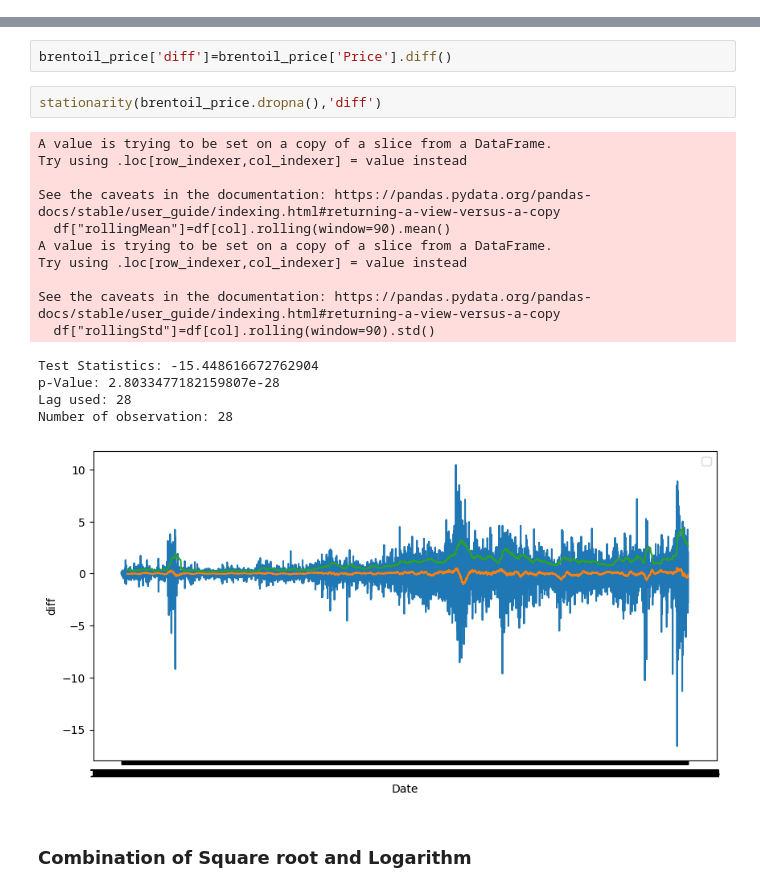
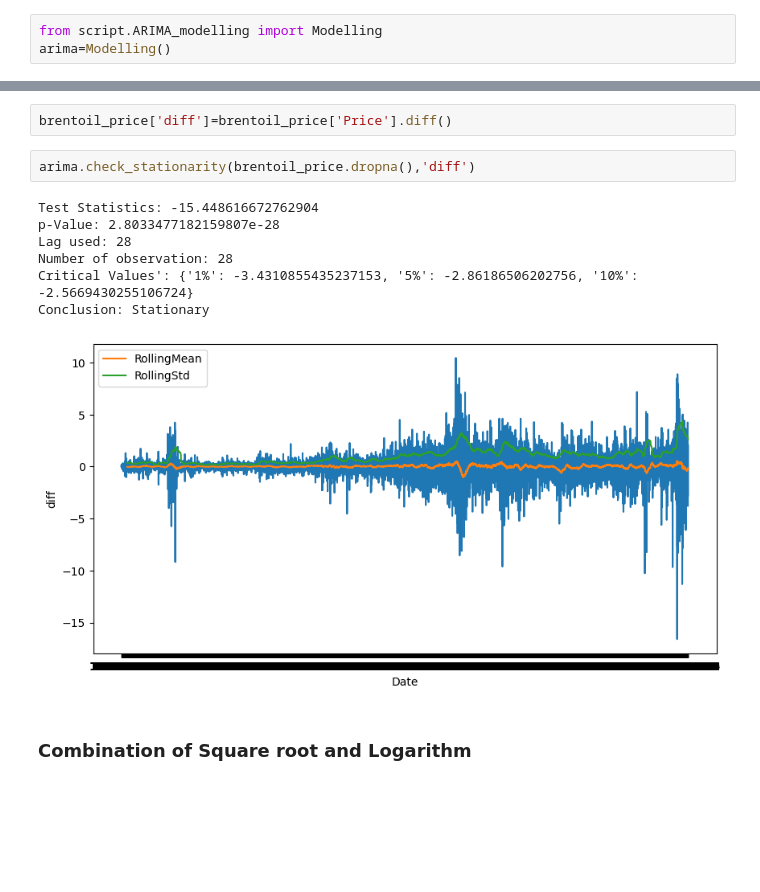
Before and after one commit to wolderufael/Brent_Oil_Price_Change_point_Analysis, a Jupyter notebook: notebook/ARIMA_model.ipynb, the cells around one changed output, grey strips where cells are left out. Saved outputs shown, nothing was run; the diff lists cells and outputs as text; blank space fills up the shorter version.

```diff
--- a/notebook/ARIMA_model.ipynb
+++ b/notebook/ARIMA_model.ipynb
@@ -10,6 +10,9 @@ notebook_dir = os.getcwd()
 parent_path=os.path.dirname(notebook_dir)
 
 os.chdir(parent_path)
+# %%
+from script.ARIMA_modelling import Modelling
+arima=Modelling()
 # %% [markdown]
 ### Load Data
 # %%
@@ -78,23 +58,15 @@ Number of observation: 29
 # %%
 brentoil_price['diff']=brentoil_price['Price'].diff()
 # %%
-stationarity(brentoil_price.dropna(),'diff')
+arima.check_stationarity(brentoil_price.dropna(),'diff')
 # %% [output]
-A value is trying to be set on a copy of a slice from a DataFrame.
-Try using .loc[row_indexer,col_indexer] = value instead
-
-See the caveats in the documentation: https://pandas.pydata.org/pandas-docs/stable/user_guide/indexing.html#returning-a-view-versus-a-copy
-  df["rollingMean"]=df[col].rolling(window=90).mean()
-A value is trying to be set on a copy of a slice from a DataFrame.
-Try using .loc[row_indexer,col_indexer] = value instead
-
-See the caveats in the documentation: https://pandas.pydata.org/pandas-docs/stable/user_guide/indexing.html#returning-a-view-versus-a-copy
-  df["rollingStd"]=df[col].rolling(window=90).std()
+Test Statistics: -15.448616672762904
+p-Value: 2.8033477182159807e-28
+Lag used: 28
+Number of observation: 28
+Critical Values': {'1%': -3.4310855435237153, '5%': -2.86186506202756, '10%': -2.5669430255106724}
+Conclusion: Stationary
-Test Statistics: -15.448616672762904
-p-Value: 2.8033477182159807e-28
-Lag used: 28
-Number of observation: 28
-[figure, old version]
+[figure, new version]
 # %% [markdown]
 ### Combination of Square root and Logarithm
 # %%
```
Also changed, not shown: parts of 18 cells of this notebook, 4 other files.
